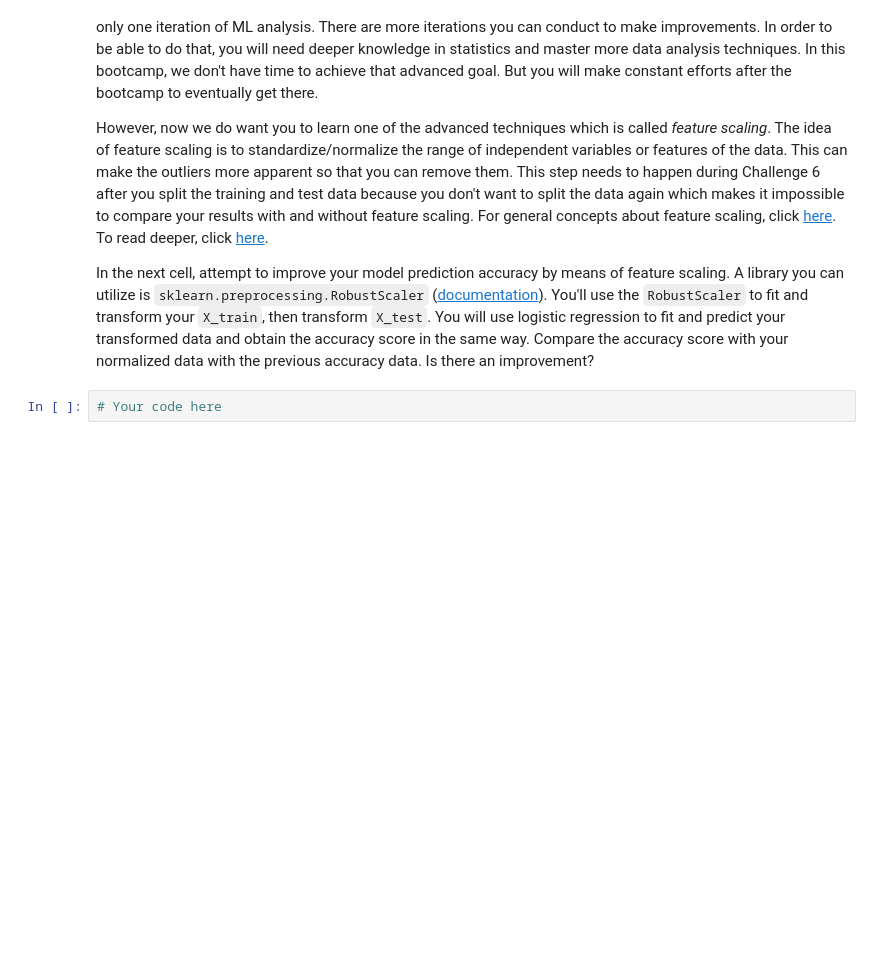
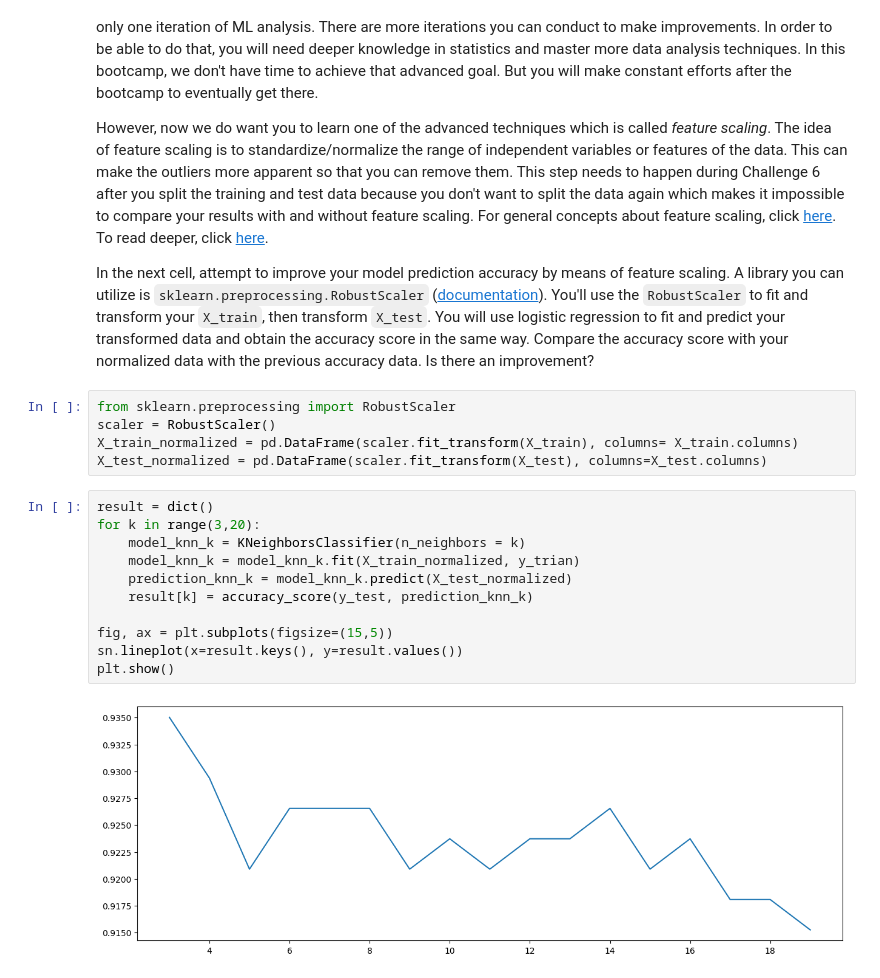
Before and after one commit to amir-h-ahmadzadeh/supervised-learning-classification, a Jupyter notebook: your-code/main.ipynb, the cells around one changed output. Drawn from its saved outputs; the diff is of its cells as text; blank space fills up the shorter version.

```diff
--- a/your-code/main.ipynb
+++ b/your-code/main.ipynb
@@ -800,5 +800,21 @@ Problem-solving in machine learning is iterative. You can improve your model pre
 However, now we do want you to learn one of the advanced techniques which is called *feature scaling*. The idea of feature scaling is to standardize/normalize the range of independent variables or features of the data. This can make the outliers more apparent so that you can remove them. This step needs to happen during Challenge 6 after you split the training and test data because you don't want to split the data again which makes it impossible to compare your results with and without feature scaling. For general concepts about feature scaling, click [here](https://en.wikipedia.org/wiki/Feature_scaling). To read deeper, click [here](https://medium.com/greyatom/why-how-and-when-to-scale-your-features-4b30ab09db5e).
 
 In the next cell, attempt to improve your model prediction accuracy by means of feature scaling. A library you can utilize is `sklearn.preprocessing.RobustScaler` ([documentation](https://scikit-learn.org/stable/modules/generated/sklearn.preprocessing.RobustScaler.html)). You'll use the `RobustScaler` to fit and transform your `X_train`, then transform `X_test`. You will use logistic regression to fit and predict your transformed data and obtain the accuracy score in the same way. Compare the accuracy score with your normalized data with the previous accuracy data. Is there an improvement?
-# %%
-# Your code here
+# %%
+from sklearn.preprocessing import RobustScaler
+scaler = RobustScaler()
+X_train_normalized = pd.DataFrame(scaler.fit_transform(X_train), columns= X_train.columns)
+X_test_normalized = pd.DataFrame(scaler.fit_transform(X_test), columns=X_test.columns)
+# %%
+result = dict()
+for k in range(3,20):
+    model_knn_k = KNeighborsClassifier(n_neighbors = k)
+    model_knn_k = model_knn_k.fit(X_train_normalized, y_trian)
+    prediction_knn_k = model_knn_k.predict(X_test_normalized)
+    result[k] = accuracy_score(y_test, prediction_knn_k)
+
+fig, ax = plt.subplots(figsize=(15,5))
+sn.lineplot(x=result.keys(), y=result.values())
+plt.show()
+# %% [output]
+[figure, added]
```
Also changed, not shown: parts of 7 cells of this notebook.
